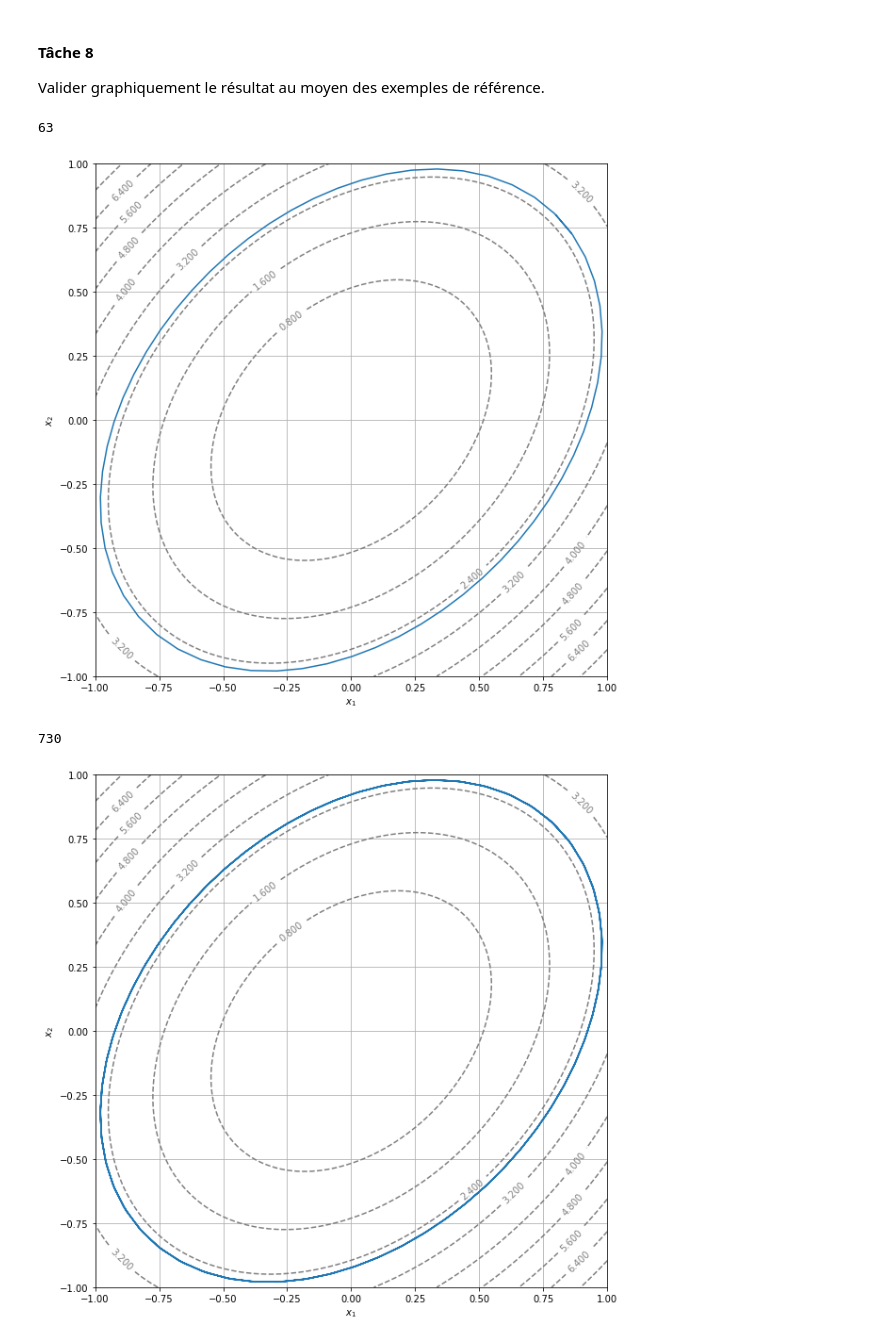
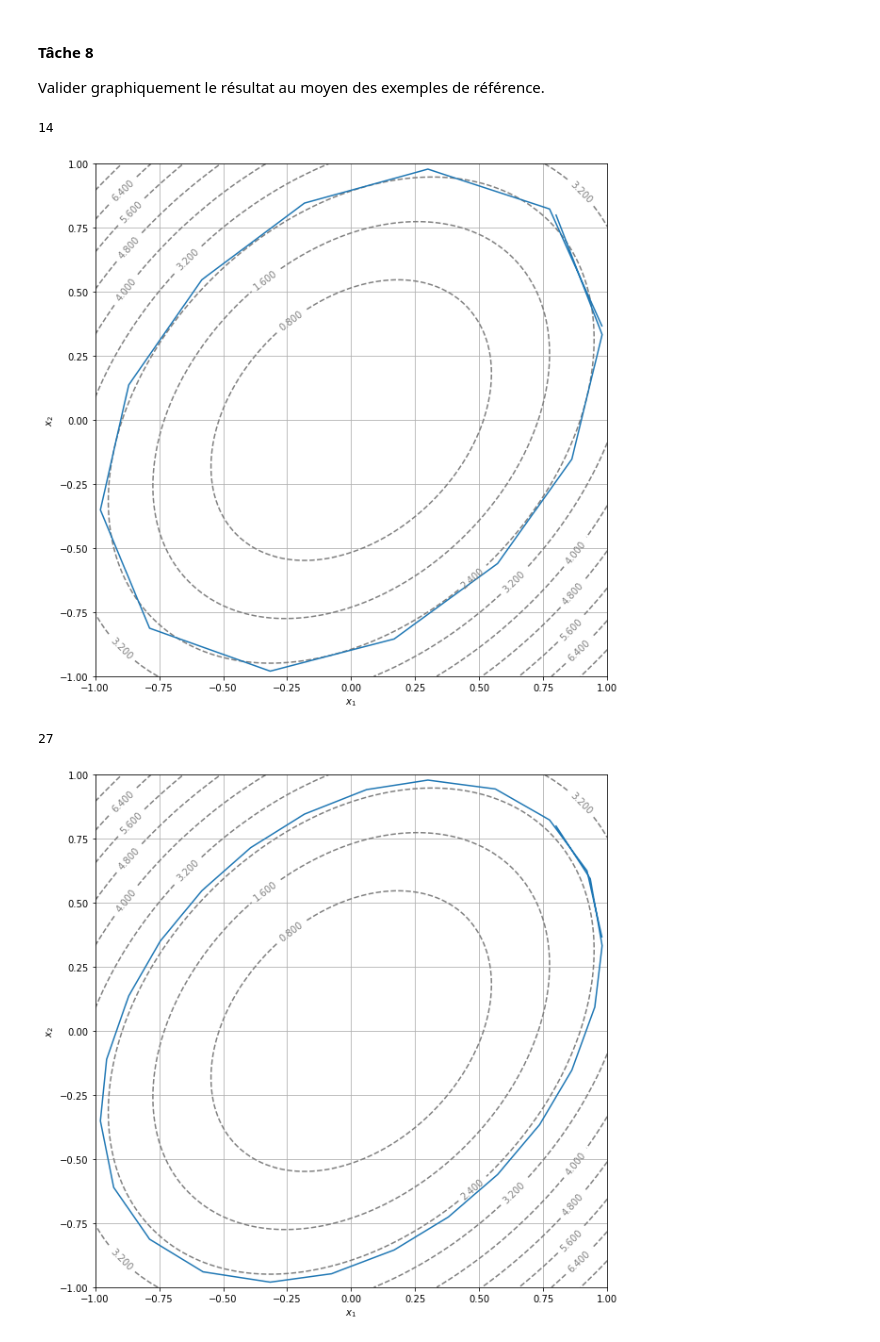
Before and after one commit to sophian-a/projet-calcul-diff, a Jupyter notebook: Akkari-Blanchiet.ipynb, the cells around one changed output. Drawn from its saved outputs; the diff is of its cells as text; code cells hidden in the pictures.

```diff
--- a/Akkari-Blanchiet.ipynb
+++ b/Akkari-Blanchiet.ipynb
@@ -345,6 +345,11 @@ Comment, en partant d'un point de référence $(x_0, y_0)$ tel que $f(x_0, y_0)=
 def norm(x):
    x1,x2=x
    return np.sqrt(x1**2 + x2**2)
+
+#Fonction qui renvoie le vecteur tourné de -pi/2
+def rot_right(u) :
+    x,y=u
+    return np.array([y, -x])
 
 def level_curve(f, x0, y0, delta=0.1, N=1000, eps=eps):
    T=np.zeros(shape=(2,N))
@@ -354,8 +359,10 @@ def level_curve(f, x0, y0, delta=0.1, N=1000, eps=eps):
       return np.array([f(x,y)-c, (x-x0)**2 + (y-y0)**2 - delta**2])
    for i in range(N) :
       gr=grad(f)(x0,y0)
-      alpha,beta=(delta/norm(gr))*gr
-      vect=np.array([beta,-alpha]) #rotation de gr de -pi/2
+      #alpha,beta=(delta/norm(gr))*gr
+      #vect=np.array([beta,-alpha]) #rotation de gr de -pi/2
+      gr_delta=(delta/norm(gr))*gr
+      vect=rot_right(gr_delta)
       a0 = np.array([x0,y0])
       x,y = a0 + vect
       x,y = Newton(F, x, y)
@@ -623,25 +631,25 @@ Valider graphiquement le résultat au moyen des exemples de référence.
 # %%
 def level_curve_graph_3(f, x0, y0, a, b, delta=.1, eps=eps, oversampling=1):
     T=level_curve_3(f,x0,y0,delta,eps,oversampling)
     Lx,Ly=[],[]
     for point in T[0]:
         Lx.append(point)
     for point in T[1]:
         Ly.append(point)
     print(len(Lx))
     display_contour(
         f,
         x=np.linspace(a, b, 100),
         y=np.linspace(a, b, 100),
         levels=10
     )
     plt.plot(Lx,Ly)
     plt.show()
 
-level_curve_graph_3(f1,.8,.8,-1.0,1.0,.1,.00001,1)
-level_curve_graph_3(f1,.8,.8,-1.0,1.0,.1,.00001,3)
+level_curve_graph_3(f1,.8,.8,-1.0,1.0,.5,.00001,1)
+level_curve_graph_3(f1,.8,.8,-1.0,1.0,.5,.00001,2)
 # %% [output]
-63
+14
-[figure, old version]
+[figure, new version]
-730
+27
-[figure, old version]
+[figure, new version]
```
Also changed, not shown: parts of 2 cells of this notebook.
